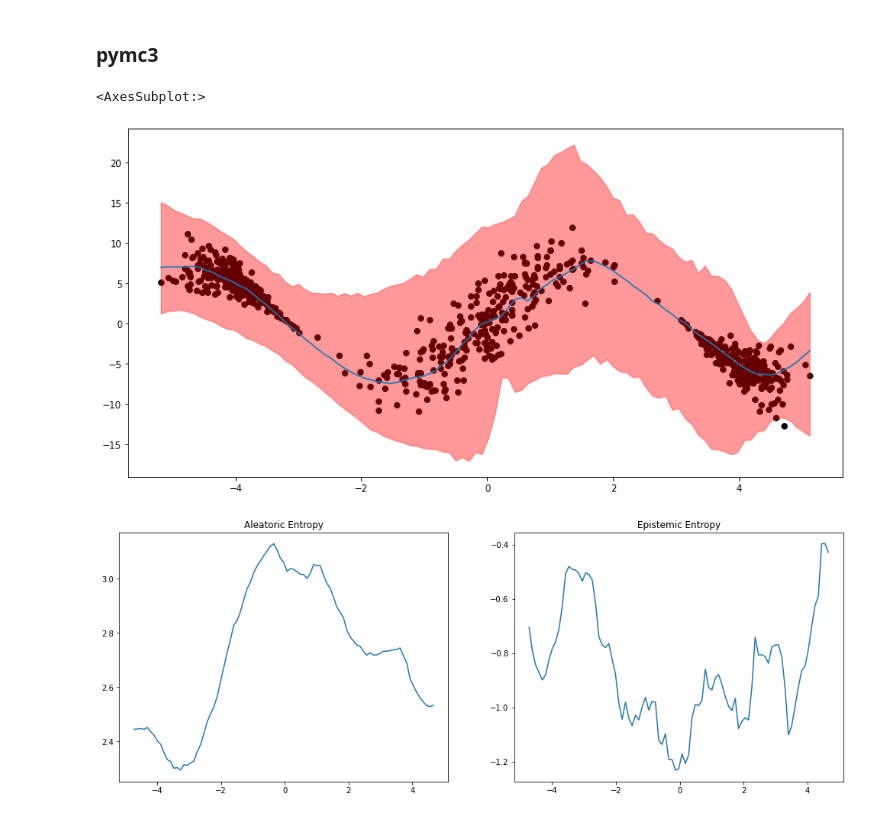
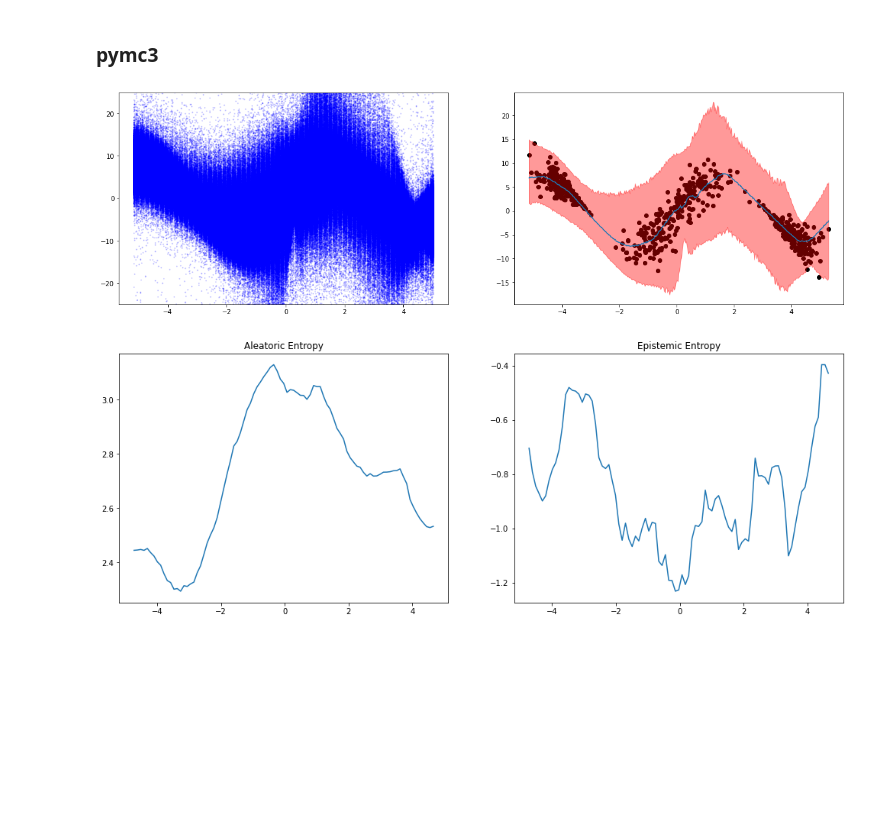
Before and after one commit to 2020fa-207-final-project/decomposition-of-uncertainty, a Jupyter notebook: notebooks/decomposition_of_uncertainty_report.ipynb, the cells around one changed output. Drawn from its saved outputs; the diff is of its cells as text; code cells hidden in the pictures; blank space fills up the shorter version.

```diff
--- a/notebooks/decomposition_of_uncertainty_report.ipynb
+++ b/notebooks/decomposition_of_uncertainty_report.ipynb
@@ -257,7 +272,8 @@ bnn_lv = BNN_LV(architecture=architecture)
 # %%
 y_hsc, X_hsc = generate_regression_outputs(type='hsc')
 
-X_test_hsc = np.linspace(min(X_hsc), max(X_hsc), 100)
+X_test_hsc_100 = np.linspace(min(X_hsc), max(X_hsc), 100)
+X_test_hsc_400 = np.linspace(min(X_hsc), max(X_hsc), 400)
 # %% [markdown]
 ### HMC
 # %%
@@ -267,11 +283,14 @@ X_test_hsc = np.linspace(min(X_hsc), max(X_hsc), 100)
 # %%
 #see `` for sampling code
 posterior_samples_pymc3_hsc = np.load('pymc3/hsc/hsc_run_with_z_w_trace_target9_maxtree12.npy')
-# %%
-plot_posterior_predictive(X_test_hsc, bnn_lv, posterior_samples_pymc3_hsc, mode='fill', ax=None, figsize=(14,7), real_x=X_hsc, real_y=y_hsc)
-# %% [output]
-<AxesSubplot:>
-[figure, removed]
+# %%
+fig, ax = plt.subplots(1,2, figsize=(20,6))
+plot_posterior_predictive(X_test_hsc_1000, bnn_lv, posterior_samples_pymc3_hsc, mode='points', ax=ax[0], figsize=(14,7), real_x=X_hsc, real_y=y_hsc)
+plot_posterior_predictive(X_test_hsc_400, bnn_lv, posterior_samples_pymc3_hsc, mode='fill', ax=ax[1], figsize=(14,7), real_x=X_hsc, real_y=y_hsc)
+ax[0].set_ylim(-25,25)
+plt.show()
+# %% [output]
+[figure, added]
 # %%
 epistemic_entropy_pymc3_hsc, aleatoric_entropy_pymc3_hsc =  uncertainty_decompose_entropy(bnn_lv,X_hsc, posterior_samples_pymc3_hsc,
                                                                                             S=650, N=650, N2=100, D=1, avg_window=10)
```
Also changed, not shown: parts of 10 cells of this notebook.
